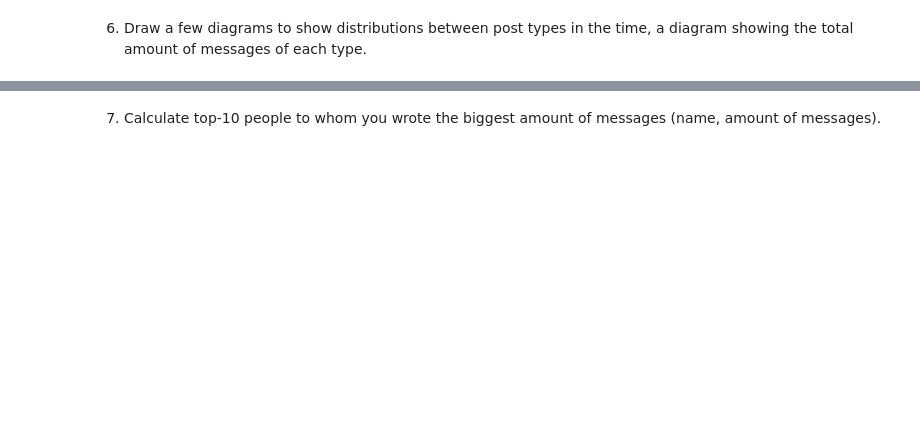
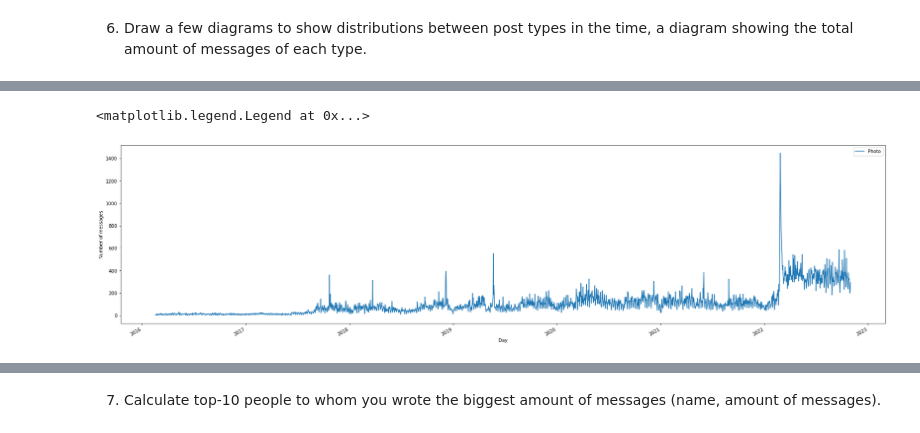
Before and after one commit to zhulkevskijv/telegram-dialogs-analysis-v2, a Jupyter notebook: 1_data_review.ipynb, the cells around one changed output, grey strips where cells are left out. Drawn from its saved outputs; the diff is of its cells as text; code cells hidden in the pictures; blank space fills up the shorter version.

```diff
--- a/1_data_review.ipynb
+++ b/1_data_review.ipynb
@@ -36,2 +151,4 @@ df.groupby(["type"])["duration"].sum()
 # %% [markdown]
 5. Draw number of send and received(s&r) messages per day (x-axis - is date(from min(date) till max(date)), y-axis number of messages). There should be two lines: blue for received red for send.
+# %%
+dates_df = df.copy()
@@ -39,0 +225,8 @@ df.groupby(["type"])["duration"].sum()
+# %%
+dates_df[["dates","type"]][df["type"]=="photo"].groupby(by="dates").count().plot(figsize=(30,8))
+plt.ylabel("Number of messages")
+plt.xlabel('Day')
+plt.legend(["Photo"])
+# %% [output]
+<matplotlib.legend.Legend at 0x...>
+[figure, added]
```
Also changed, not shown: parts of 58 cells of this notebook, 1 other file.
